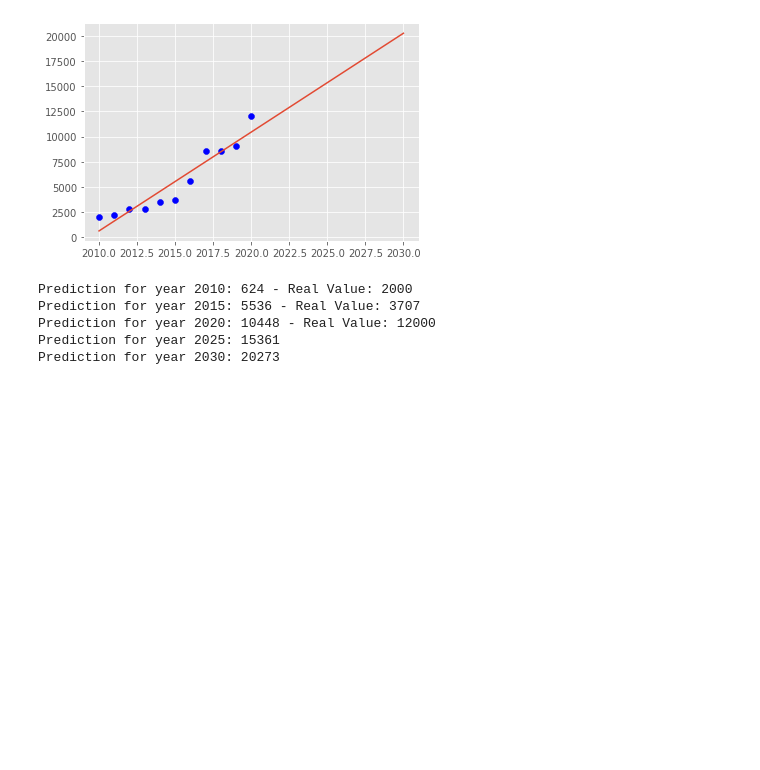
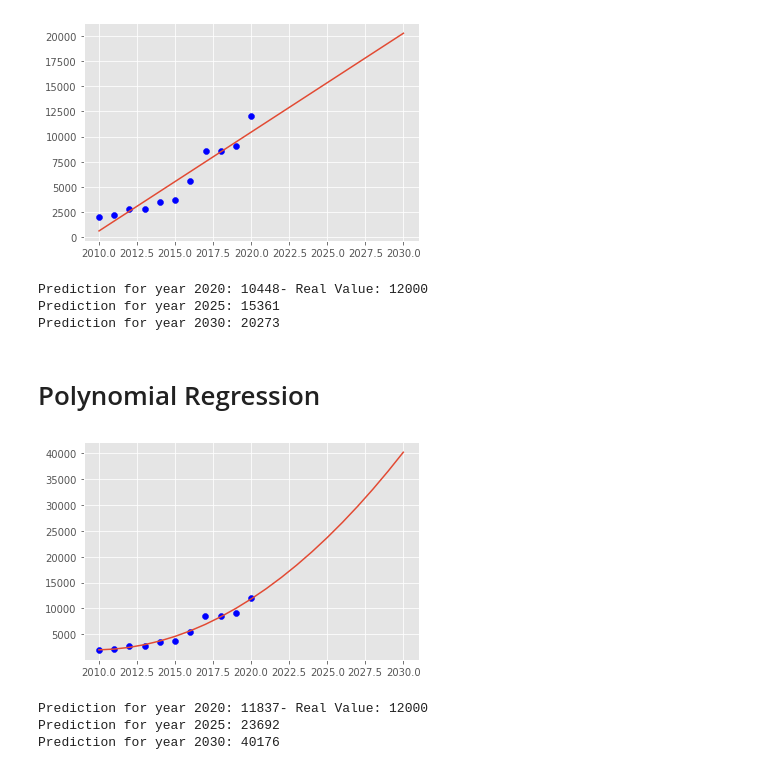
Before and after one commit to sebastian-sl/Basics, a Jupyter notebook: 01 DATA SCIENCE/ML/SKLEARN/1.1 Supervised - Regression.ipynb, the cells around one changed output. Drawn from its saved outputs; the diff is of its cells as text; code cells hidden in the pictures; blank space fills up the shorter version.

```diff
--- a/01 DATA SCIENCE/ML/SKLEARN/1.1 Supervised - Regression.ipynb
+++ b/01 DATA SCIENCE/ML/SKLEARN/1.1 Supervised - Regression.ipynb
@@ -46,19 +46,50 @@ plt.plot(prediction, lr.predict(np_prediction));
 # %% [output]
 [figure]
 # %%
-# comparing predictions
-for number in [2010, 2015, 2020, 2025, 2030]:
+for number in [2020, 2025, 2030]:
     val = lr.predict(np.array(number).reshape(-1, 1))[0]
 
+    txt = f"Prediction for year {number}: {int(val)}"
+
     if number in years:
-        real_val = sales[years.index(number)]
+        txt += f"- Real Value: {sales[years.index(number)]}"
 
-        print(f"Prediction for year {number}: {int(val)} - Real Value: {real_val}")
-    else:
-        print(f"Prediction for year {number}: {int(val)}")
+    print(txt)
 # %% [output]
-Prediction for year 2010: 624 - Real Value: 2000
-Prediction for year 2015: 5536 - Real Value: 3707
-Prediction for year 2020: 10448 - Real Value: 12000
+Prediction for year 2020: 10448- Real Value: 12000
 Prediction for year 2025: 15361
 Prediction for year 2030: 20273
+# %% [markdown]
+# Polynomial Regression
+# %%
+from sklearn.preprocessing import PolynomialFeatures
+from sklearn.linear_model import LinearRegression
+
+# POLYNOMIAL MODEL
+poly = PolynomialFeatures()
+poly_years = poly.fit_transform(np_years)
+poly.fit(poly_years, sales)
+
+# LINEAR MODEL
+lr = LinearRegression()
+lr.fit(poly_years, sales)
+
+
+plt.scatter(years, sales, color = "blue")
+plt.plot(prediction, lr.predict(poly.fit_transform(np_prediction)));
+# %% [output]
+[figure, added]
+# %%
+for number in [2020, 2025, 2030]:
+    val = lr.predict(poly.fit_transform(np.array(number).reshape(-1, 1)))[0]
+
+    txt = f"Prediction for year {number}: {int(val)}"
+
+    if number in years:
+        txt += f"- Real Value: {sales[years.index(number)]}"
+
+    print(txt)
+# %% [output]
+Prediction for year 2020: 11837- Real Value: 12000
+Prediction for year 2025: 23692
+Prediction for year 2030: 40176
```
Also changed, not shown: parts of 3 cells of this notebook.
